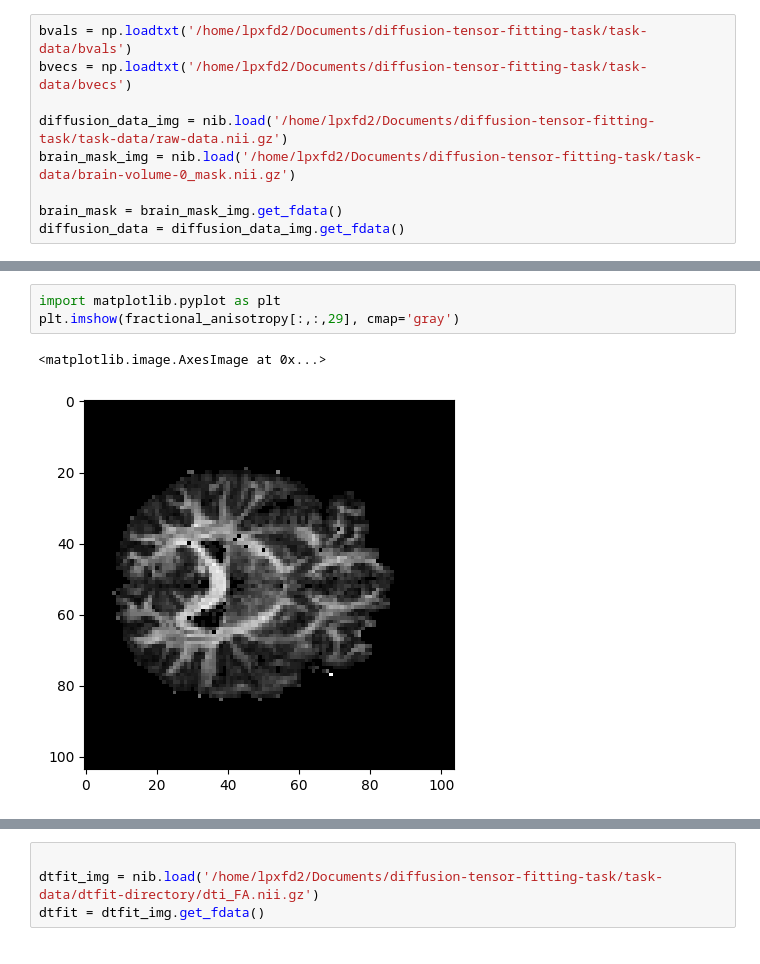
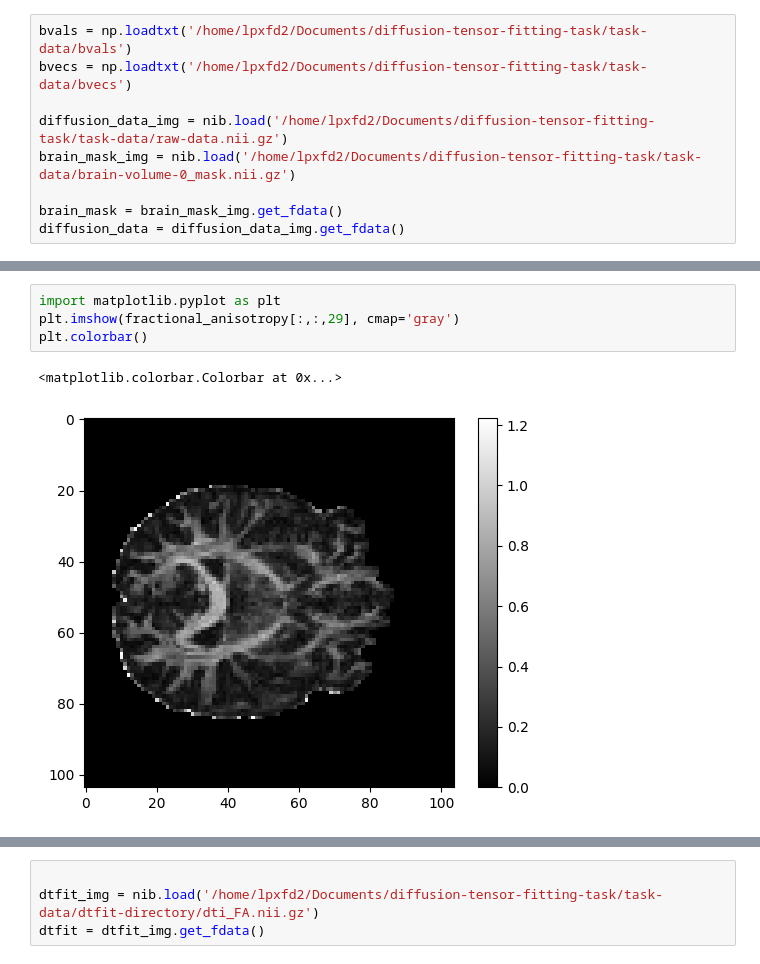
Before and after one commit to FrancescoNottingham/diffusion-tensor-fit-exercise, a Jupyter notebook: code/testing-code.ipynb, the cells around one changed output, grey strips where cells are left out. Saved outputs shown, nothing was run; the diff lists cells and outputs as text.

```diff
--- a/code/testing-code.ipynb
+++ b/code/testing-code.ipynb
@@ -18,6 +16,7 @@ ValueError: operands could not be broadcast together with shapes (3,194) (582,)
 # %%
 import matplotlib.pyplot as plt
 plt.imshow(fractional_anisotropy[:,:,29], cmap='gray')
+plt.colorbar()
 # %% [output]
-<matplotlib.image.AxesImage at 0x...>
+<matplotlib.colorbar.Colorbar at 0x...>
-[figure, old version]
+[figure, new version]
```
Also changed, not shown: parts of 6 cells of this notebook, 2 other files.
